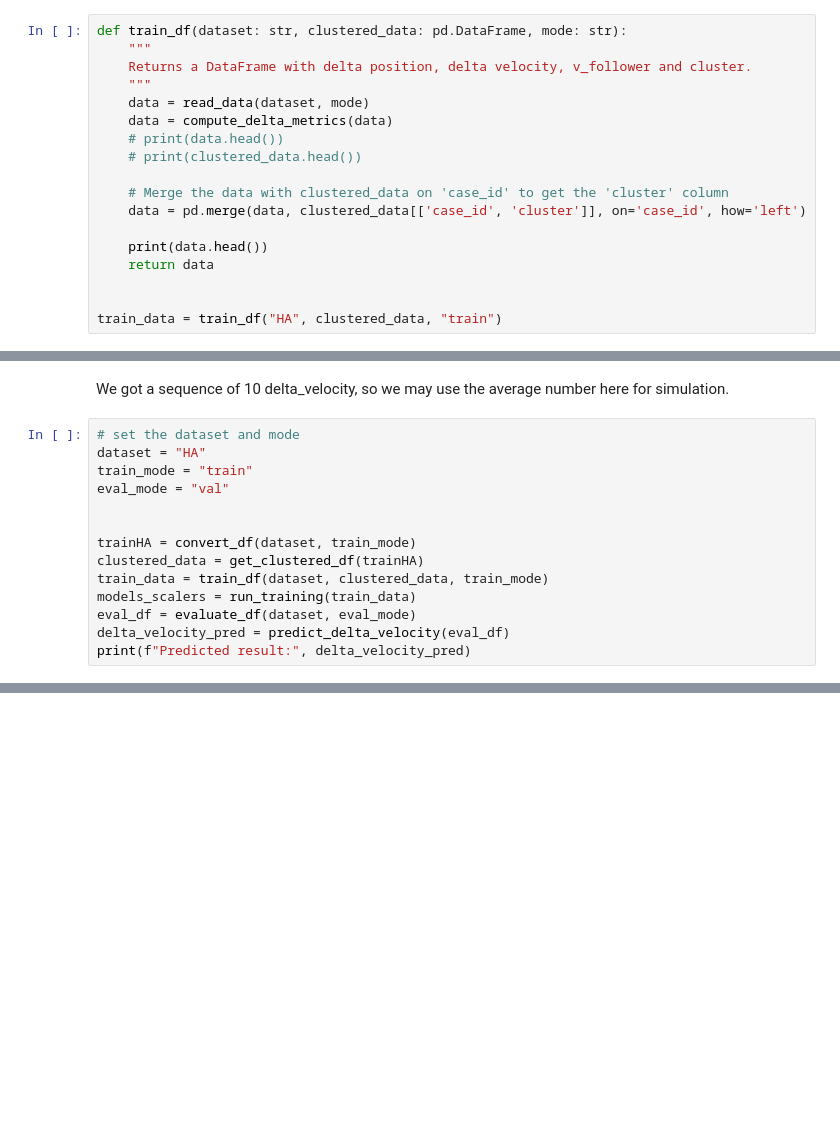
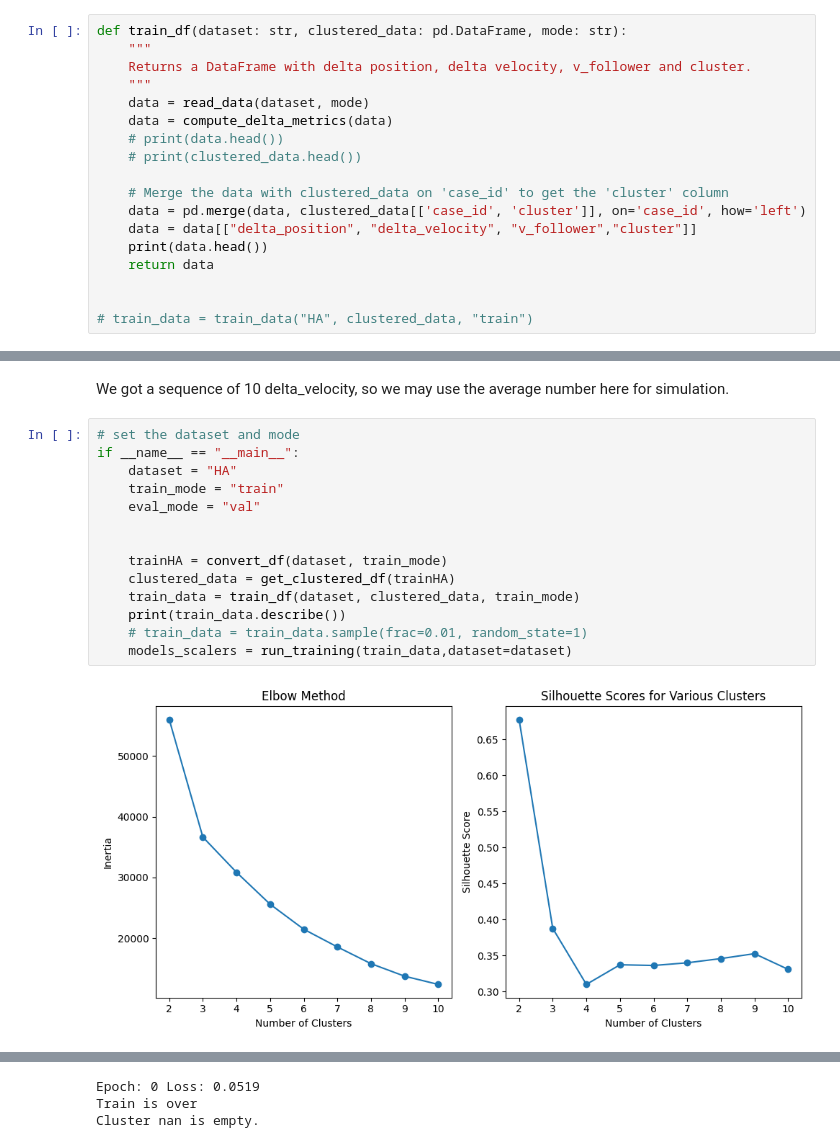
Before and after one commit to romanzy313/car-following-project, a Jupyter notebook: src/Seq2Seq.ipynb, the cells around one changed output, grey strips where cells are left out. Cells and saved outputs as stored; diff of their text form; blank space fills up the shorter version.

Commit message:
Update Seq2Seq with trained models

```diff
--- a/src/Seq2Seq.ipynb
+++ b/src/Seq2Seq.ipynb
@@ -215,9 +196,9 @@ def train_df(dataset: str, clustered_data: pd.DataFrame, mode: str):
 
     # Merge the data with clustered_data on 'case_id' to get the 'cluster' column
     data = pd.merge(data, clustered_data[['case_id', 'cluster']], on='case_id', how='left')
-
+    data = data[["delta_position", "delta_velocity", "v_follower","cluster"]]
     print(data.head())
     return data
 
 
-train_data = train_df("HA", clustered_data, "train")
+# train_data = train_data("HA", clustered_data, "train")
@@ -563,15 +572,17 @@ Predicted result: [-0.04904416  0.10565579  0.2089424   0.30433744  0.36871454
 We got a sequence of 10 delta_velocity, so we may use the average number here for simulation.
 # %%
 # set the dataset and mode
-dataset = "HA"
-train_mode = "train"
-eval_mode = "val"
+if __name__ == "__main__":
+    dataset = "HA"
+    train_mode = "train"
+    eval_mode = "val"
 
 
-trainHA = convert_df(dataset, train_mode)
-clustered_data = get_clustered_df(trainHA)
-train_data = train_df(dataset, clustered_data, train_mode)
-models_scalers = run_training(train_data)
-eval_df = evaluate_df(dataset, eval_mode)
-delta_velocity_pred = predict_delta_velocity(eval_df)
-print(f"Predicted result:", delta_velocity_pred)
+    trainHA = convert_df(dataset, train_mode)
+    clustered_data = get_clustered_df(trainHA)
+    train_data = train_df(dataset, clustered_data, train_mode)
+    print(train_data.describe())
+    # train_data = train_data.sample(frac=0.01, random_state=1)
+    models_scalers = run_training(train_data,dataset=dataset)
+# %% [output]
+[figure, added]
@@ -577,0 +643,3 @@ print(f"Predicted result:", delta_velocity_pred)
+Epoch: 0 Loss: 0.0519
+Train is over
+Cluster nan is empty.
```
Also changed, not shown: parts of 9 cells of this notebook, 2 other files.
